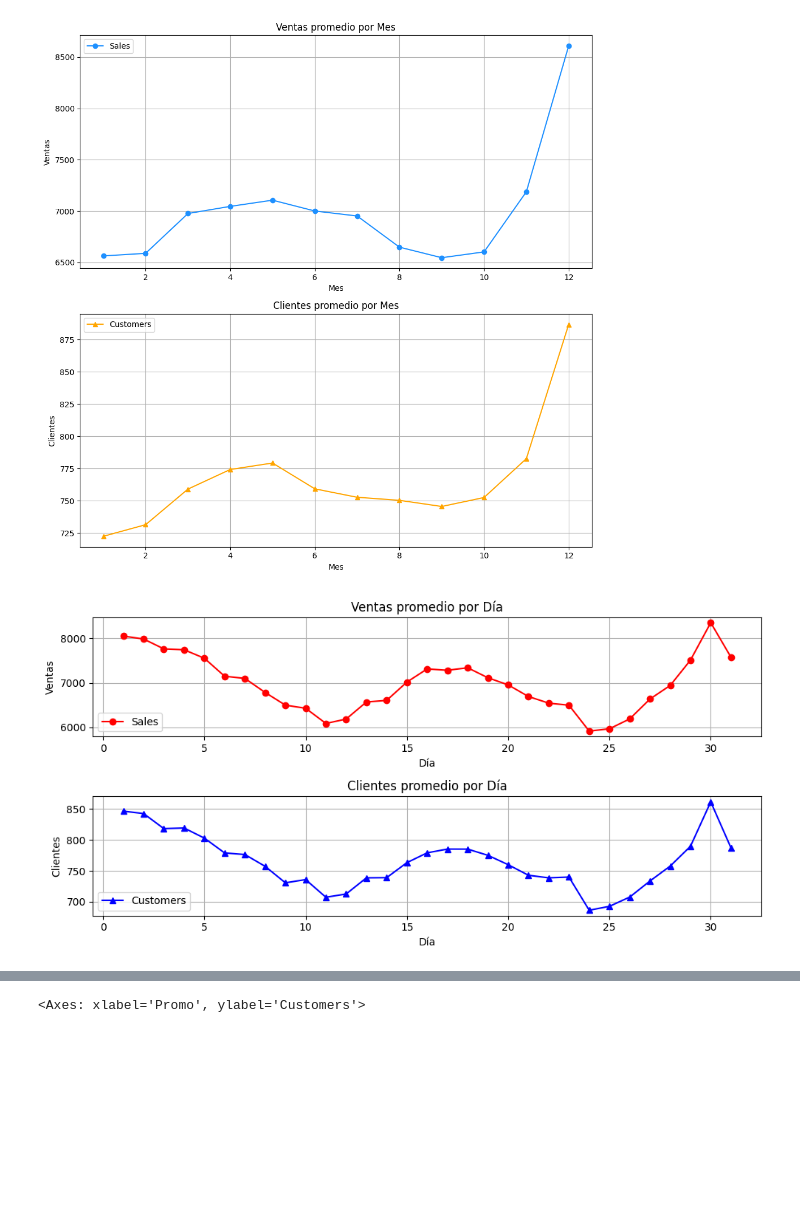
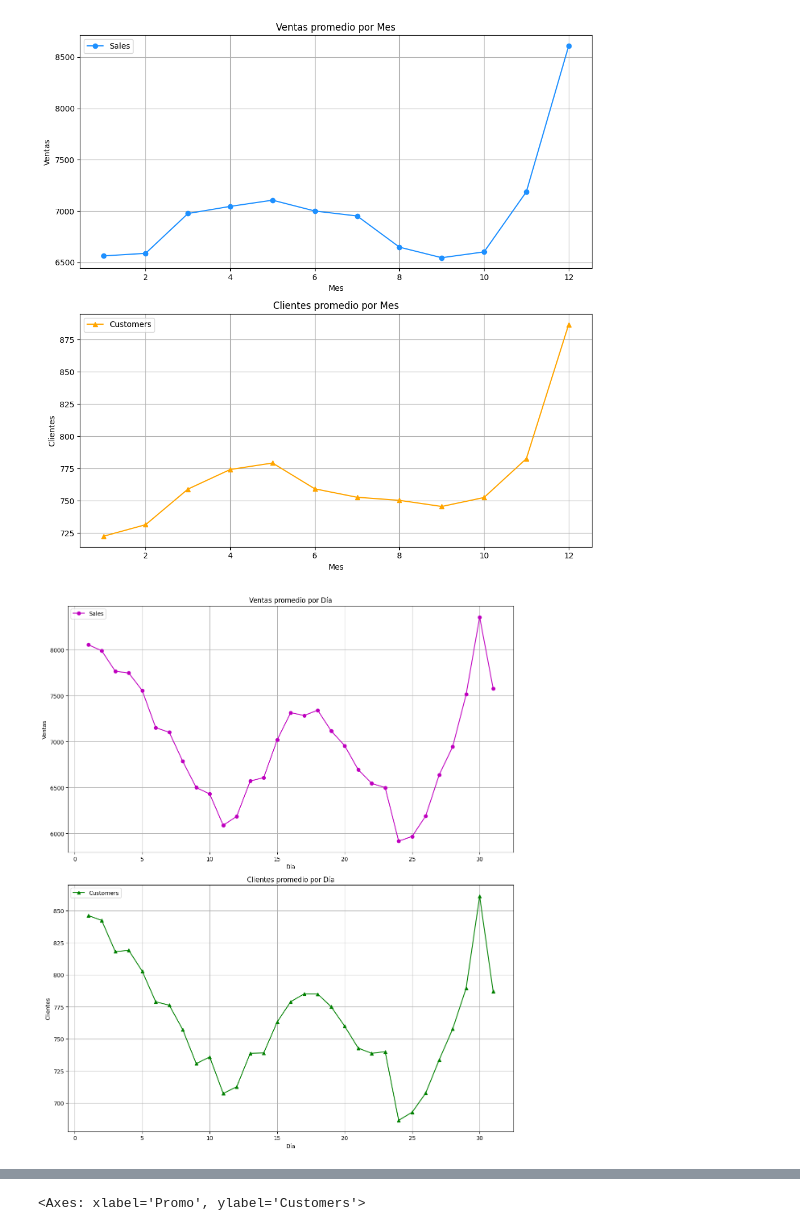
Before and after one commit to CD-AC/DataScience-Sales_Prediction, a Jupyter notebook: Sales_Prediction.ipynb, the cells around one changed output, grey strips where cells are left out. Drawn from its saved outputs; the diff is of its cells as text; code cells hidden in the pictures; blank space fills up the shorter version.

```diff
--- a/Sales_Prediction.ipynb
+++ b/Sales_Prediction.ipynb
@@ -385,25 +393,25 @@ plt.show()
 # %% [output]
 [figure]
 # %%
-# Crear la figura y los ejes para el primer gráfico
-fig, axes = plt.subplots(2, 1, figsize=(10, 5))
+# Crear la figura y los ejes para los gráficos
+fig, axes = plt.subplots(2, 1, figsize=(12, 14))  # Ajustar el tamaño de la figura (ancho, alto)
 
 # Gráfico de ventas promedio por día
-axis = sales_train_all_df.groupby('Day')[['Sales']].mean().plot(ax=axes[0], figsize=(10, 5), marker='o', color='r')
+axis = sales_train_all_df.groupby('Day')[['Sales']].mean().plot(ax=axes[0], marker='o', color='m')
 axis.set_title("Ventas promedio por Día")
 axis.set_xlabel("Día")
 axis.set_ylabel("Ventas")
 axis.grid(True)
 
 # Gráfico de clientes promedio por día
-axis = sales_train_all_df.groupby('Day')[['Customers']].mean().plot(ax=axes[1], figsize=(10, 5), marker='^', color='b')
+axis = sales_train_all_df.groupby('Day')[['Customers']].mean().plot(ax=axes[1], marker='^', color='g')
 axis.set_title("Clientes promedio por Día")
 axis.set_xlabel("Día")
 axis.set_ylabel("Clientes")
 axis.grid(True)
 
 # Ajustar el diseño y mostrar los gráficos
 plt.tight_layout()
 plt.show()
 # %% [output]
-[figure, old version]
+[figure, new version]
```
Also changed, not shown: parts of 12 cells of this notebook.
